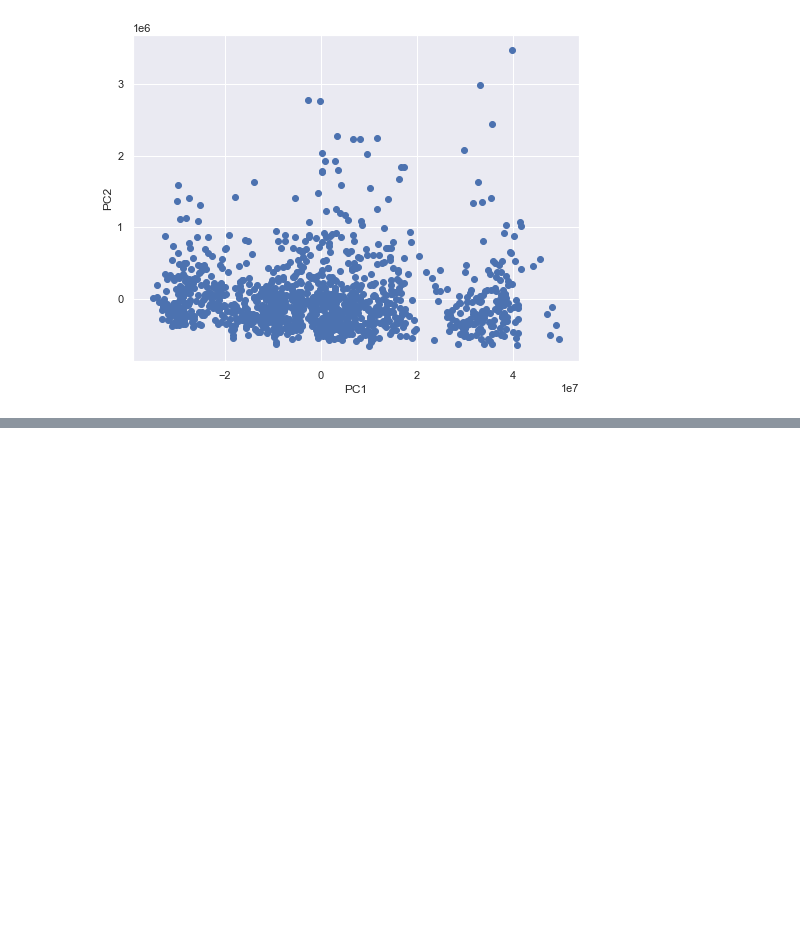
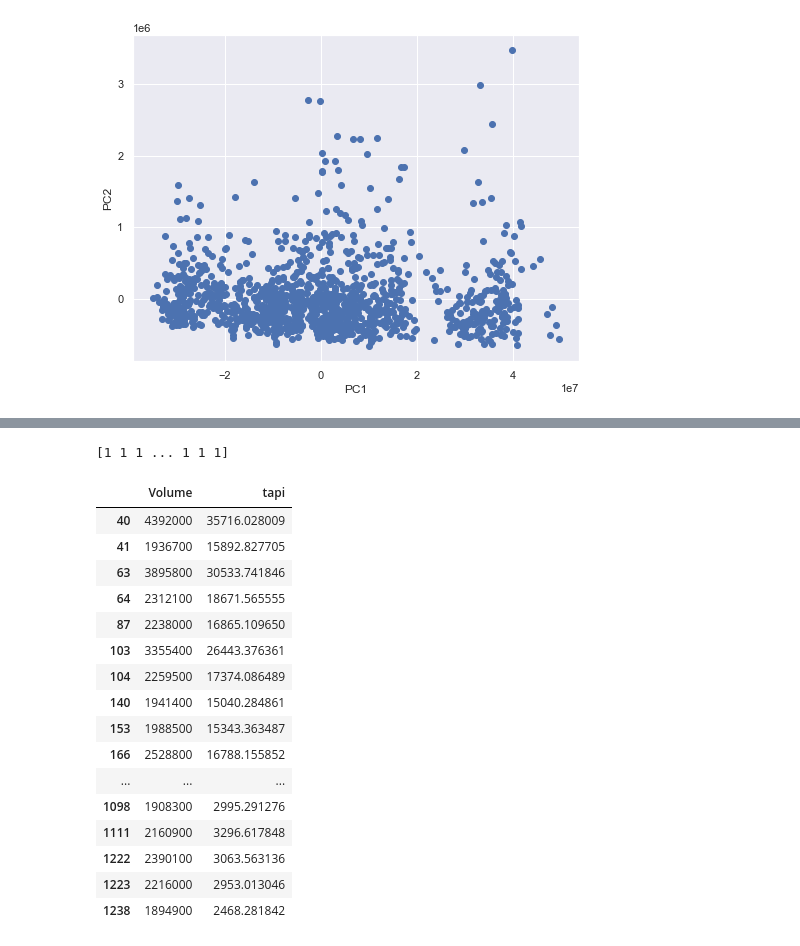
Before and after one commit to FeTaka/PDENG_data_mining_2_2021, a Jupyter notebook: Data Analysis/Elham_dylan_v0.ipynb, the cells around one changed output, grey strips where cells are left out. Cells and saved outputs as stored; diff of their text form; code cells hidden in the pictures; blank space fills up the shorter version.

```diff
--- a/Data Analysis/Elham_dylan_v0.ipynb
+++ b/Data Analysis/Elham_dylan_v0.ipynb
@@ -127,0 +132,33 @@ Text(0, 0.5, 'PC2')
+# %%
+#Import required module
+from sklearn.cluster import KMeans
+
+#Initialize the class object
+kmeans = KMeans(n_clusters= 3) # TODO: n?
+
+#predict the labels of clusters.
+label = kmeans.fit_predict(df_pc)
+
+print(label)
+# %% [output]
+[1 1 1 ... 1 1 1]
+# %%
+df_pc[label == 0]
+# %% [output]
+|  | Volume | tapi |
+| 40 | 4392000 | 35716.028009 |
+| 41 | 1936700 | 15892.827705 |
+| 63 | 3895800 | 30533.741846 |
+| 64 | 2312100 | 18671.565555 |
+| 87 | 2238000 | 16865.109650 |
+| 103 | 3355400 | 26443.376361 |
+| 104 | 2259500 | 17374.086489 |
+| 140 | 1941400 | 15040.284861 |
+| 153 | 1988500 | 15343.363487 |
+| 166 | 2528800 | 16788.155852 |
+| ... | ... | ... |
+| 1098 | 1908300 | 2995.291276 |
+| 1111 | 2160900 | 3296.617848 |
+| 1222 | 2390100 | 3063.563136 |
+| 1223 | 2216000 | 2953.013046 |
+| 1238 | 1894900 | 2468.281842 |
```
Also changed, not shown: parts of 13 cells of this notebook.
